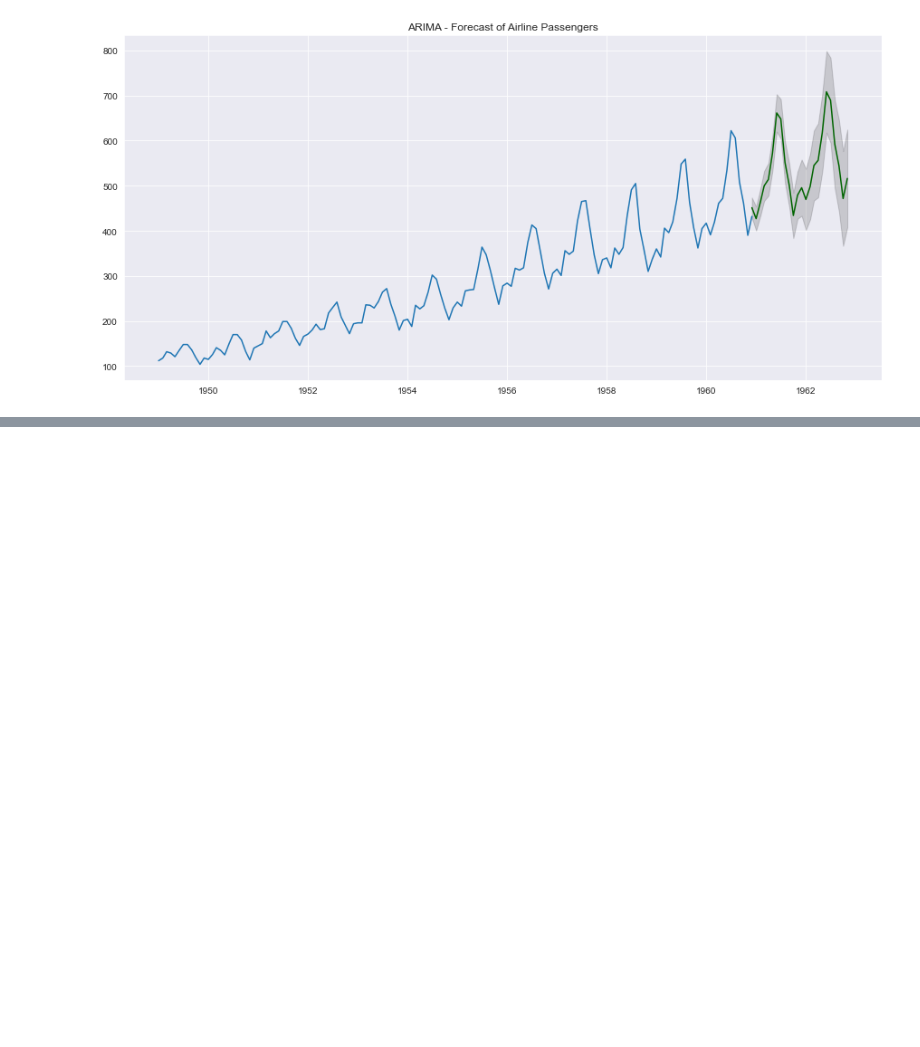
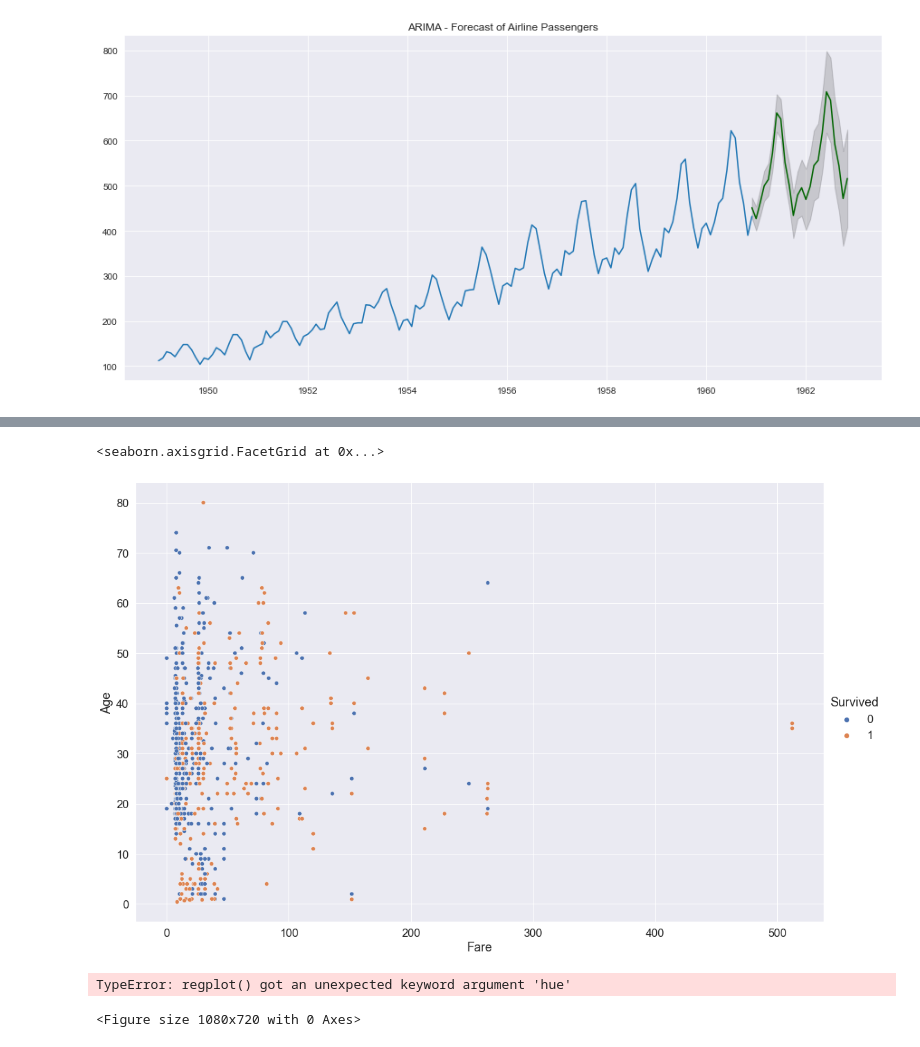
Before and after one commit to pbellot/FormationPANDAS, a Jupyter notebook: exercices.ipynb, the cells around one changed output, grey strips where cells are left out. Saved outputs shown, nothing was run; the diff lists cells and outputs as text; code cells hidden in the pictures; blank space fills up the shorter version.

Commit message:
ajouts seaborn

```diff
--- a/exercices.ipynb
+++ b/exercices.ipynb
@@ -340,3 +342,5 @@ plt.show()
 forecast(SARIMA_model)
 # %% [output]
 [figure]
+# %%
+titanic = pd.read_csv("Datasets/titanic.csv")
@@ -342,0 +369,12 @@ forecast(SARIMA_model)
+# %%
+sns.set(font_scale = 1.5)
+sns.relplot(x='Fare', y='Age', data=titanic, kind='scatter', hue='Survived', height=10, aspect=1.5)
+# %% [output]
+<seaborn.axisgrid.FacetGrid at 0x...>
+[figure, added]
+# %%
+plt.figure(figsize=(15,10))
+sns.regplot(x='Fare', y='Age', data=titanic, x_estimator=np.mean, marker='+')
+# %% [output]
+TypeError: regplot() got an unexpected keyword argument 'hue'
+<Figure size 1080x720 with 0 Axes>
```
Also changed, not shown: parts of 7 cells of this notebook.
